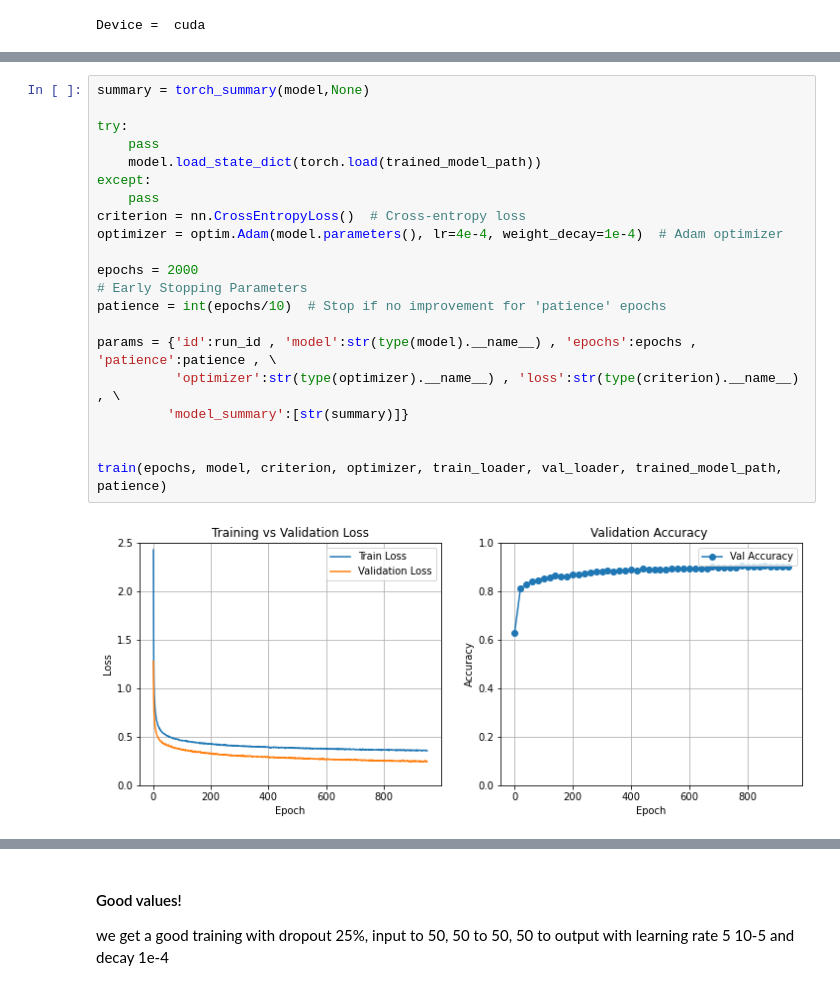
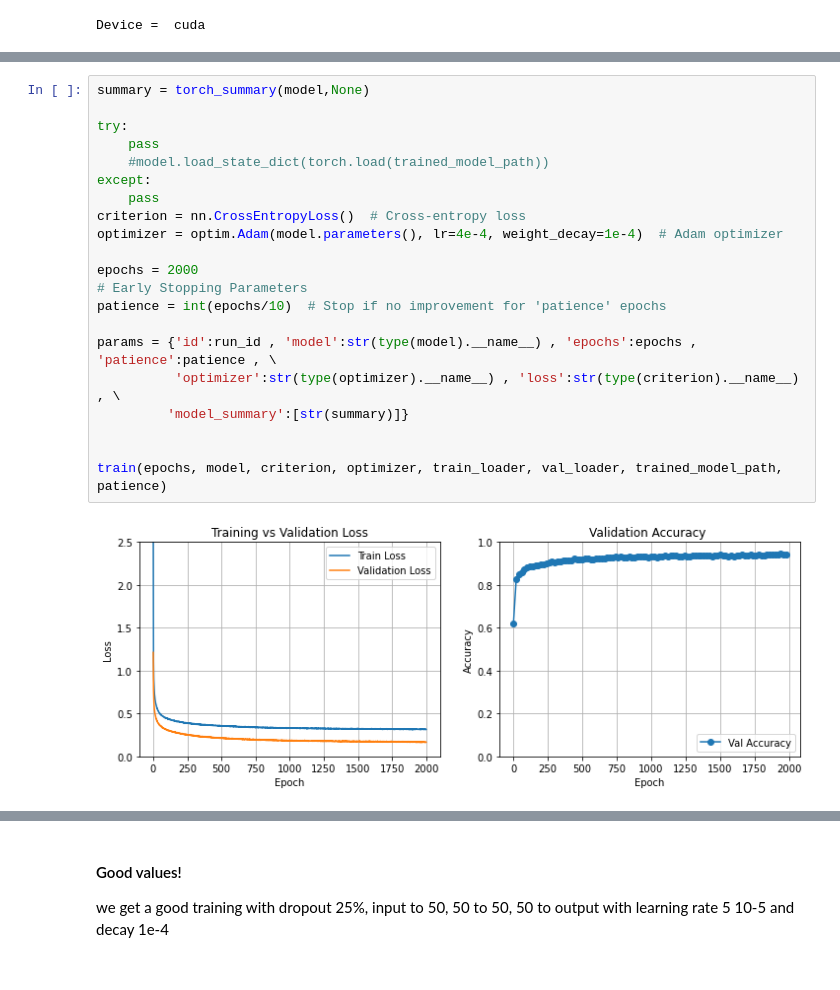
Before and after one commit to marcoguerra192/ProteinClassifier2025, a Jupyter notebook: NeuralNetworks.ipynb, the cells around one changed output, grey strips where cells are left out. Saved outputs shown, nothing was run; the diff lists cells and outputs as text.

```diff
--- a/NeuralNetworks.ipynb
+++ b/NeuralNetworks.ipynb
@@ -169,23 +167,23 @@ NameError: name 'train_data' is not defined
 # %%
 summary = torch_summary(model,None)
 
 try:
     pass
-    model.load_state_dict(torch.load(trained_model_path))
+    #model.load_state_dict(torch.load(trained_model_path))
 except:
     pass
 criterion = nn.CrossEntropyLoss()  # Cross-entropy loss
 optimizer = optim.Adam(model.parameters(), lr=4e-4, weight_decay=1e-4)  # Adam optimizer
 
 epochs = 2000
 # Early Stopping Parameters
 patience = int(epochs/10)  # Stop if no improvement for 'patience' epochs
 
 params = {'id':run_id , 'model':str(type(model).__name__) , 'epochs':epochs , 'patience':patience , \
           'optimizer':str(type(optimizer).__name__) , 'loss':str(type(criterion).__name__) , \
          'model_summary':[str(summary)]}
 
 
 train(epochs, model, criterion, optimizer, train_loader, val_loader, trained_model_path, patience)
 # %% [output]
-[figure, old version]
+[figure, new version]
```
Also changed, not shown: parts of 62 cells of this notebook, 6 other files.
